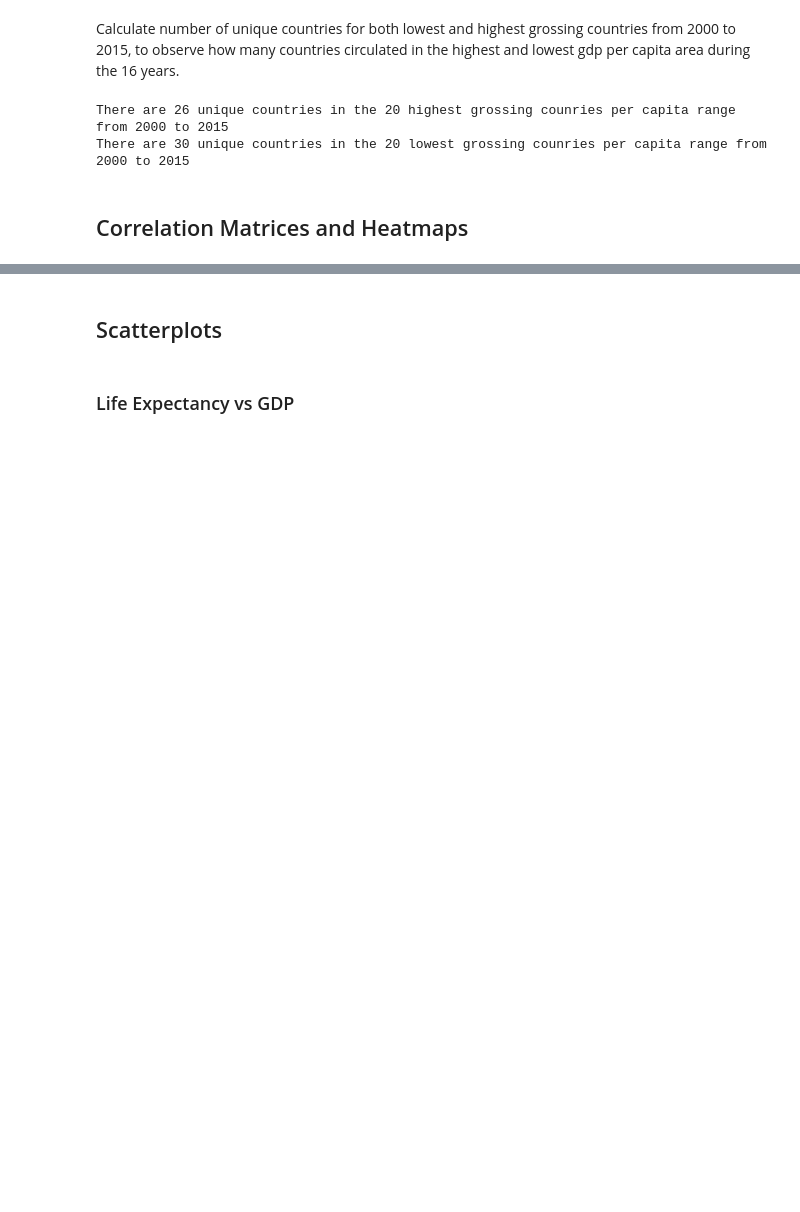
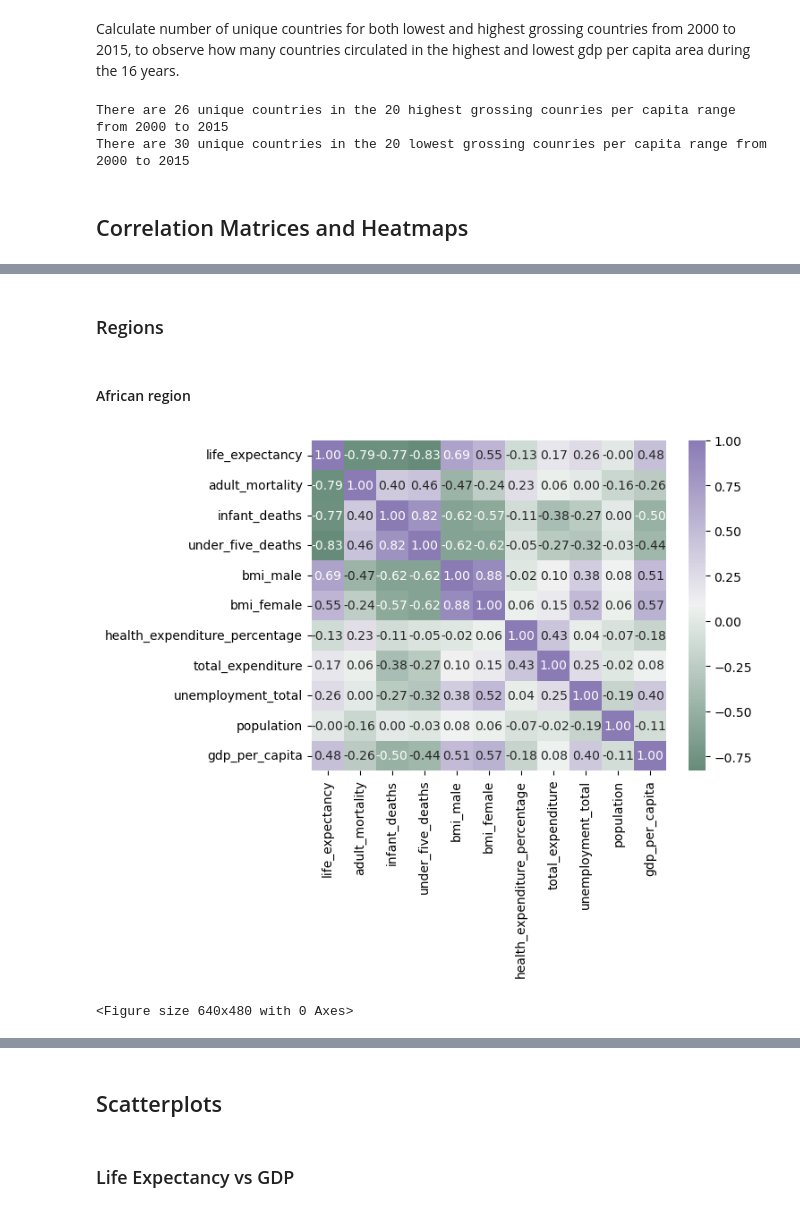
Before and after one commit to WVDevCode/Life_Expectancy_and_GDP, a Jupyter notebook: Notebooks/EDA.ipynb, the cells around one changed output, grey strips where cells are left out. Saved outputs shown, nothing was run; the diff lists cells and outputs as text; code cells hidden in the pictures; blank space fills up the shorter version.

```diff
--- a/Notebooks/EDA.ipynb
+++ b/Notebooks/EDA.ipynb
@@ -128 +132,17 @@ plt.clf()
 <Figure size 640x480 with 0 Axes>
+# %% [markdown]
+### Regions
+# %% [markdown]
+#### African region
+# %%
+african_heatmap = life_expectancy[['life_expectancy', 'adult_mortality', 'infant_deaths', 'under_five_deaths',
+                                   'bmi_male', 'bmi_female', 'health_expenditure_percentage', 'total_expenditure',
+                                   'unemployment_total', 'population', 'gdp_per_capita']][life_expectancy['region'] == 'African region']
+
+colors = sns.diverging_palette(150, 275, s=40, l=55, as_cmap=True)
+sns.heatmap(african_heatmap.corr(), annot=True, fmt=".2f", cmap=colors, robust=False)
+plt.show()
+plt.clf()
+# %% [output]
+[figure, added]
+<Figure size 640x480 with 0 Axes>
```
Also changed, not shown: parts of 16 cells of this notebook, 28 other files.
